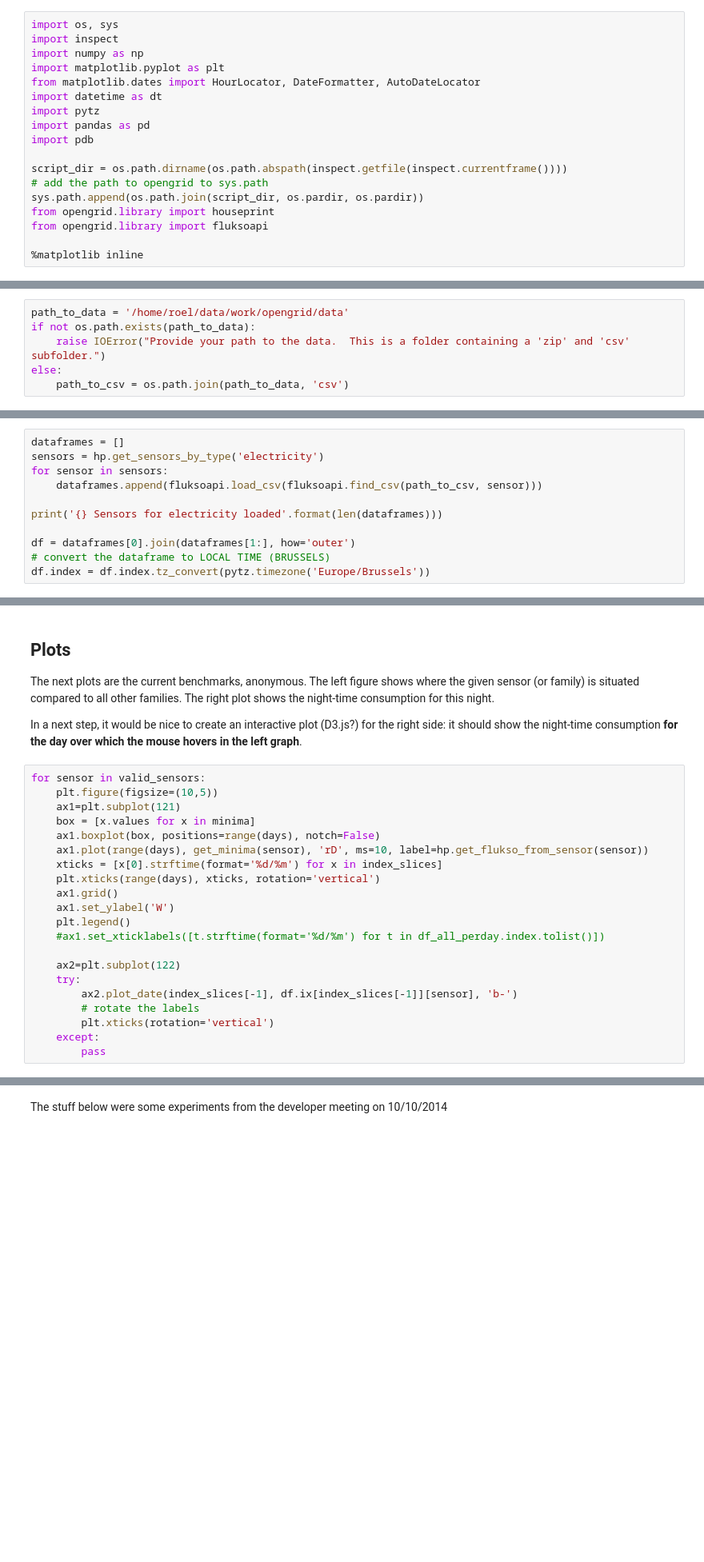
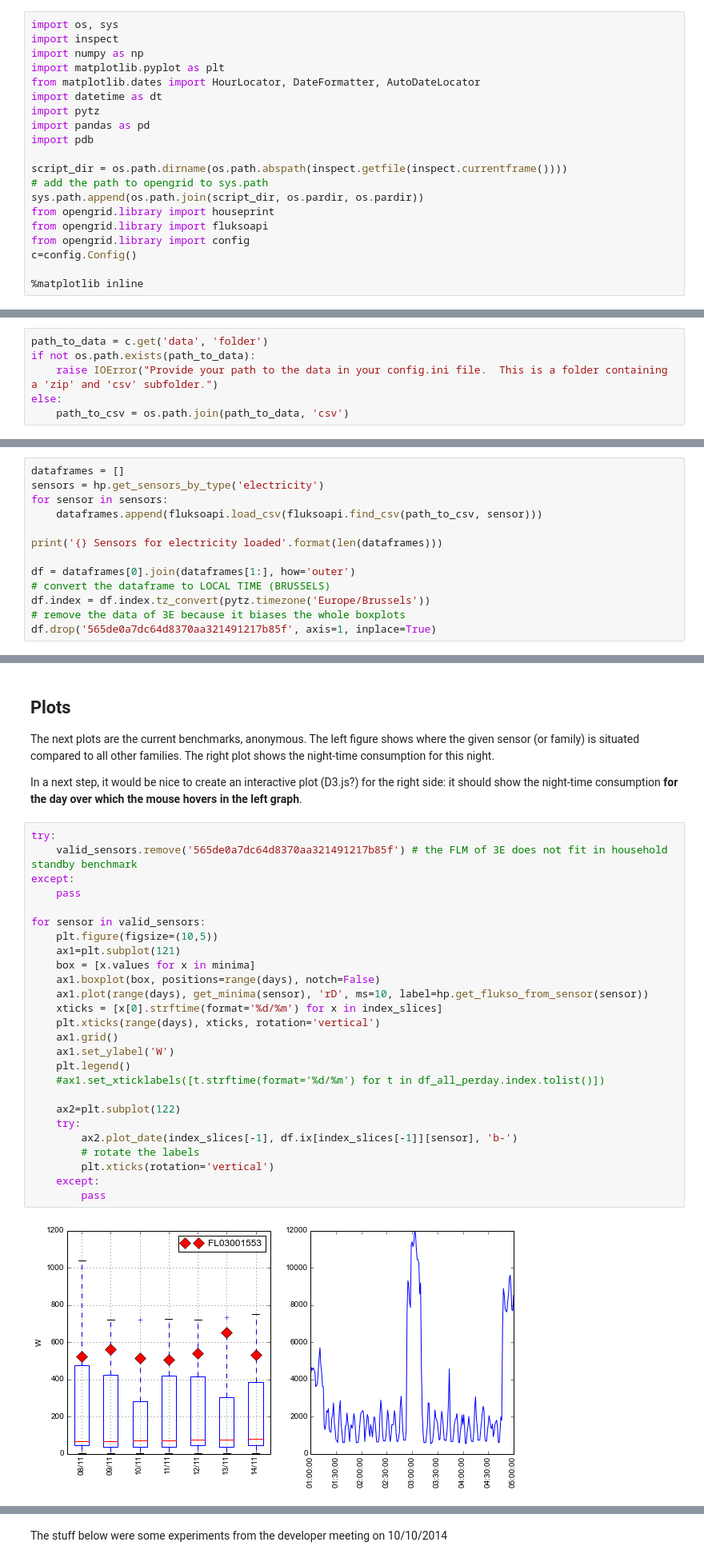
Before and after one commit to opengridcc/opengrid-dev, a Jupyter notebook: scripts/Benchmark_night-time_standby_electricity_consumption.ipynb, the cells around one changed output, grey strips where cells are left out. Shown at 80% size. Cells and saved outputs as stored; diff of their text form; blank space fills up the shorter version.

Commit message:
Remove results from 3E because they bias the standby consumption box plots

```diff
--- a/scripts/Benchmark_night-time_standby_electricity_consumption.ipynb
+++ b/scripts/Benchmark_night-time_standby_electricity_consumption.ipynb
@@ -16,14 +16,16 @@ script_dir = os.path.dirname(os.path.abspath(inspect.getfile(inspect.currentfram
 sys.path.append(os.path.join(script_dir, os.pardir, os.pardir))
 from opengrid.library import houseprint
 from opengrid.library import fluksoapi
+from opengrid.library import config
+c=config.Config()
 
 %matplotlib inline
 # %% [markdown]
 ### Script settings
 # %%
-path_to_data = '/home/roel/data/work/opengrid/data'
+path_to_data = c.get('data', 'folder')
 if not os.path.exists(path_to_data):
-    raise IOError("Provide your path to the data.  This is a folder containing a 'zip' and 'csv' subfolder.")
+    raise IOError("Provide your path to the data in your config.ini file.  This is a folder containing a 'zip' and 'csv' subfolder.")
 else:
     path_to_csv = os.path.join(path_to_data, 'csv')
 # %% [markdown]
@@ -43,3 +45,5 @@ print('{} Sensors for electricity loaded'.format(len(dataframes)))
 df = dataframes[0].join(dataframes[1:], how='outer')
 # convert the dataframe to LOCAL TIME (BRUSSELS)
 df.index = df.index.tz_convert(pytz.timezone('Europe/Brussels'))
+# remove the data of 3E because it biases the whole boxplots
+df.drop('565de0a7dc64d8370aa321491217b85f', axis=1, inplace=True)
@@ -113,23 +125,30 @@ The next plots are the current benchmarks, anonymous. The left figure shows wher
 
 In a next step, it would be nice to create an interactive plot (D3.js?) for the right side: it should show the night-time consumption **for the day over which the mouse hovers in the left graph**.
 # %%
+try:
+    valid_sensors.remove('565de0a7dc64d8370aa321491217b85f') # the FLM of 3E does not fit in household standby benchmark
+except:
+    pass
+
 for sensor in valid_sensors:
     plt.figure(figsize=(10,5))
     ax1=plt.subplot(121)
     box = [x.values for x in minima]
     ax1.boxplot(box, positions=range(days), notch=False)
     ax1.plot(range(days), get_minima(sensor), 'rD', ms=10, label=hp.get_flukso_from_sensor(sensor))
     xticks = [x[0].strftime(format='%d/%m') for x in index_slices]
     plt.xticks(range(days), xticks, rotation='vertical')
     ax1.grid()
     ax1.set_ylabel('W')
     plt.legend()
     #ax1.set_xticklabels([t.strftime(format='%d/%m') for t in df_all_perday.index.tolist()])
 
     ax2=plt.subplot(122)
     try:
         ax2.plot_date(index_slices[-1], df.ix[index_slices[-1]][sensor], 'b-')
         # rotate the labels
         plt.xticks(rotation='vertical')
     except:
         pass
+# %% [output]
+[figure, added]
```
Also changed, not shown: parts of 6 cells of this notebook.
